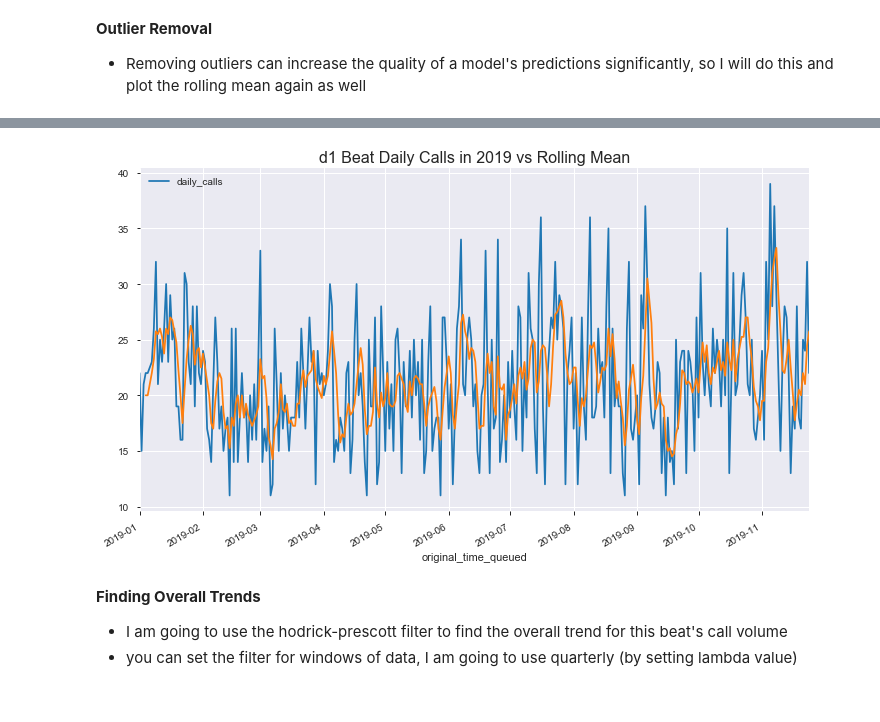
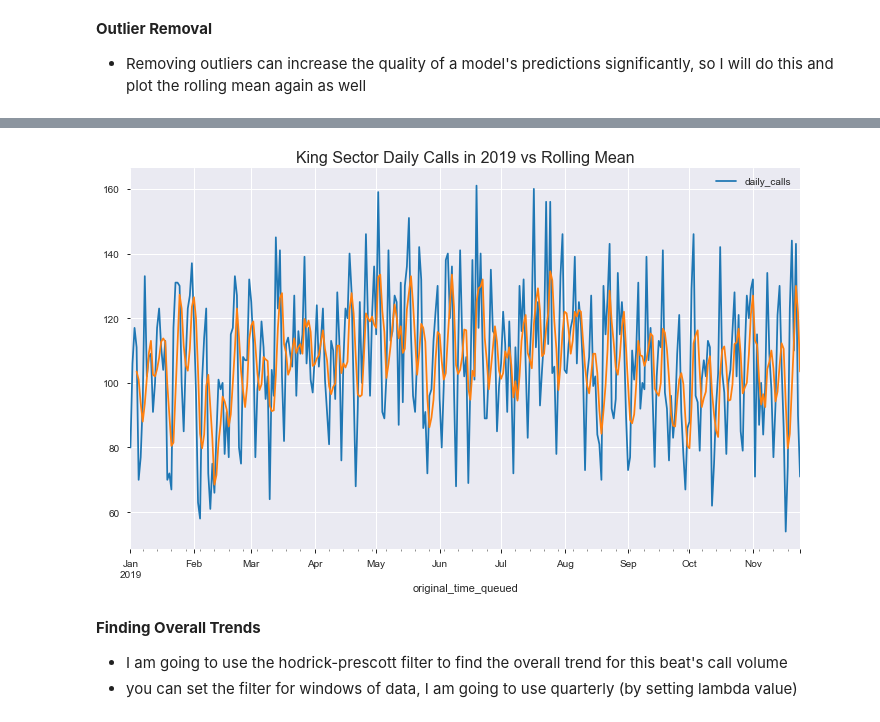
Before and after one commit to sam-cannon/Predicting-911-Calls-In-Seattle, a Jupyter notebook: Seattle 911 Call Volume.ipynb, the cells around one changed output, grey strips where cells are left out. Drawn from its saved outputs; the diff is of its cells as text; code cells hidden in the pictures.

```diff
--- a/Seattle 911 Call Volume.ipynb
+++ b/Seattle 911 Call Volume.ipynb
@@ -159,4 +169,5 @@ d1 = west[west['beat'] == 'd1'].drop(['precinct', 'sector'], axis = 1)
 # %%
 #set index to datetime
-d1.set_index('original_time_queued', inplace = True).head()
+king.set_index('original_time_queued', inplace = True)
+king.head()
 # %% [output]
@@ -170,8 +181,8 @@ d1.set_index('original_time_queued', inplace = True).head()
 # %%
 #resample df for rollup of daily call volume
-d1_daily_calls = pd.DataFrame(d1.cad_event_number.resample('d').size())
-d1_daily_calls.rename(columns = {'cad_event_number':'daily_calls'}, inplace = True)
-d1_daily_calls.head()
+king = pd.DataFrame(king.cad_event_number.resample('d').size())
+king.rename(columns = {'cad_event_number':'daily_calls'}, inplace = True)
+king.head()
 # %% [output]
 |  | daily_calls |
 | original_time_queued |  |
@@ -192,12 +203,12 @@ __Rolling Means__
 - I am going to play around with several different window sizes to find a good fit for the data
 # %%
 #now look at only data for 2019
-d1_2019 = d1_daily_calls.loc['2019-01-01':, :]
+king_2019 = king.loc['2019-01-01':, :]
 
 #now plot that data against a rolling mean with a window size of
-d1_2019.plot(figsize = (12, 7))
-plt.title('d1 Beat Daily Calls in 2019 vs Rolling Mean', fontsize = 16)
+king_2019.plot(legend = True, figsize = (12, 7))
+plt.title('King Sector Daily Calls vs 4 Day Rolling Mean', fontsize = 16)
 
 #we can make the window ANY size
-d1_2019.rolling(window = 4).mean()['daily_calls'].plot();
+king_2019.rolling(window = 4).mean()['daily_calls'].plot(legend = True);
 # %% [output]
@@ -235,10 +236,7 @@ def z_score_indices_of_outliers(X, threshold=3):
     return pos_outliers; neg_outliers
 # %%
 #detect outliers
-to_drop = z_score_indices_of_outliers(d1_2019['daily_calls'])
+to_drop = z_score_indices_of_outliers(king_2019['daily_calls'], 3)
 
 #remove outliers
-d1_2019 = d1_2019.reset_index().drop(to_drop.index).set_index('original_time_queued')
-
-#ensure that it worked (the 6th should be missing)
-d1_2019.head(6)
+king_2019 = king_2019.reset_index().drop(to_drop.index).set_index('original_time_queued')
@@ -254,12 +243,12 @@ d1_2019.head(6)
 # %%
 #now plot that data against a rolling mean with a window size of 4 days
-d1_2019.plot(figsize = (12, 7))
-plt.title('d1 Beat Daily Calls in 2019 vs Rolling Mean', fontsize = 16)
+king_2019.plot(figsize = (12, 7))
+plt.title('King Sector Daily Calls in 2019 vs Rolling Mean', fontsize = 16)
 
 #plot rolling mean, we can see that the rolling mean fits the data a little better than it did with the outliers in place
-d1_2019.rolling(window = 4).mean()['daily_calls'].plot();
+king_2019.rolling(window = 4).mean()['daily_calls'].plot();
 # %% [output]
-[figure, old version]
+[figure, new version]
 # %% [markdown]
 __Finding Overall Trends__
 - I am going to use the hodrick-prescott filter to find the overall trend for this beat's call volume
```
Also changed, not shown: parts of 31 cells of this notebook.
